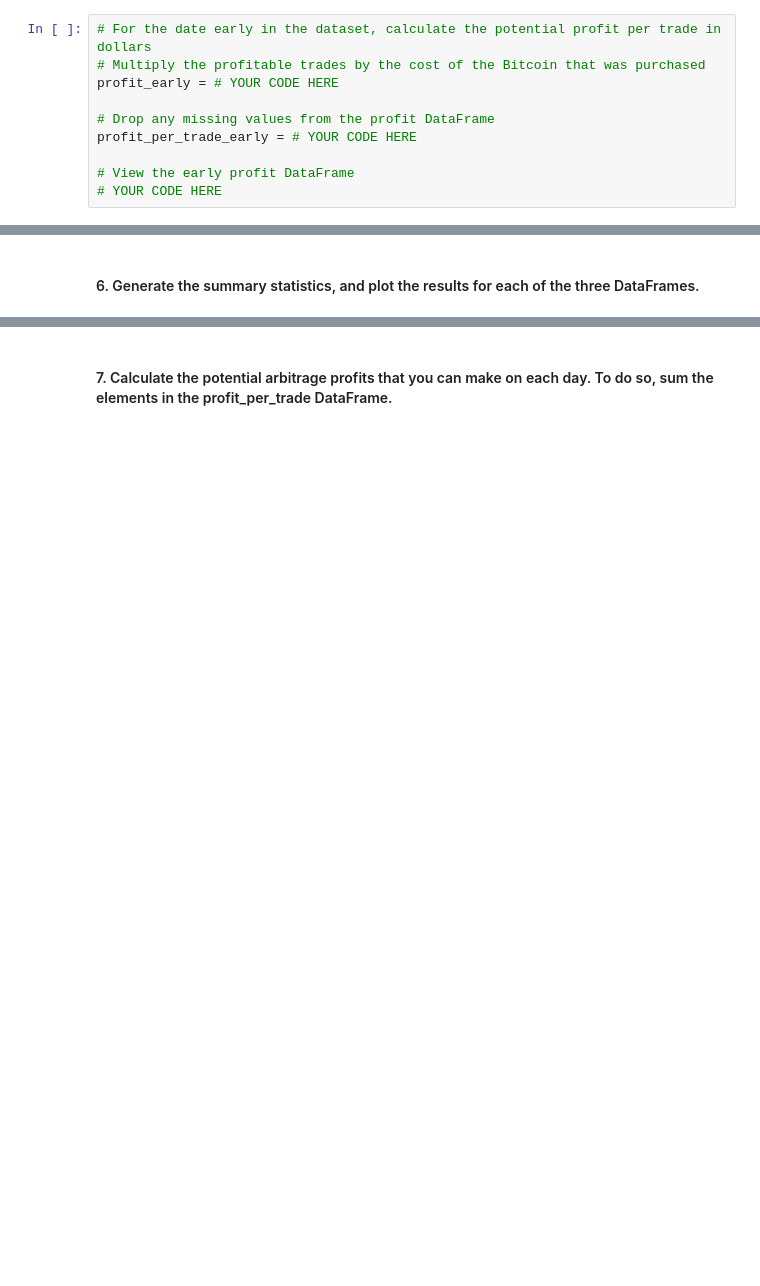
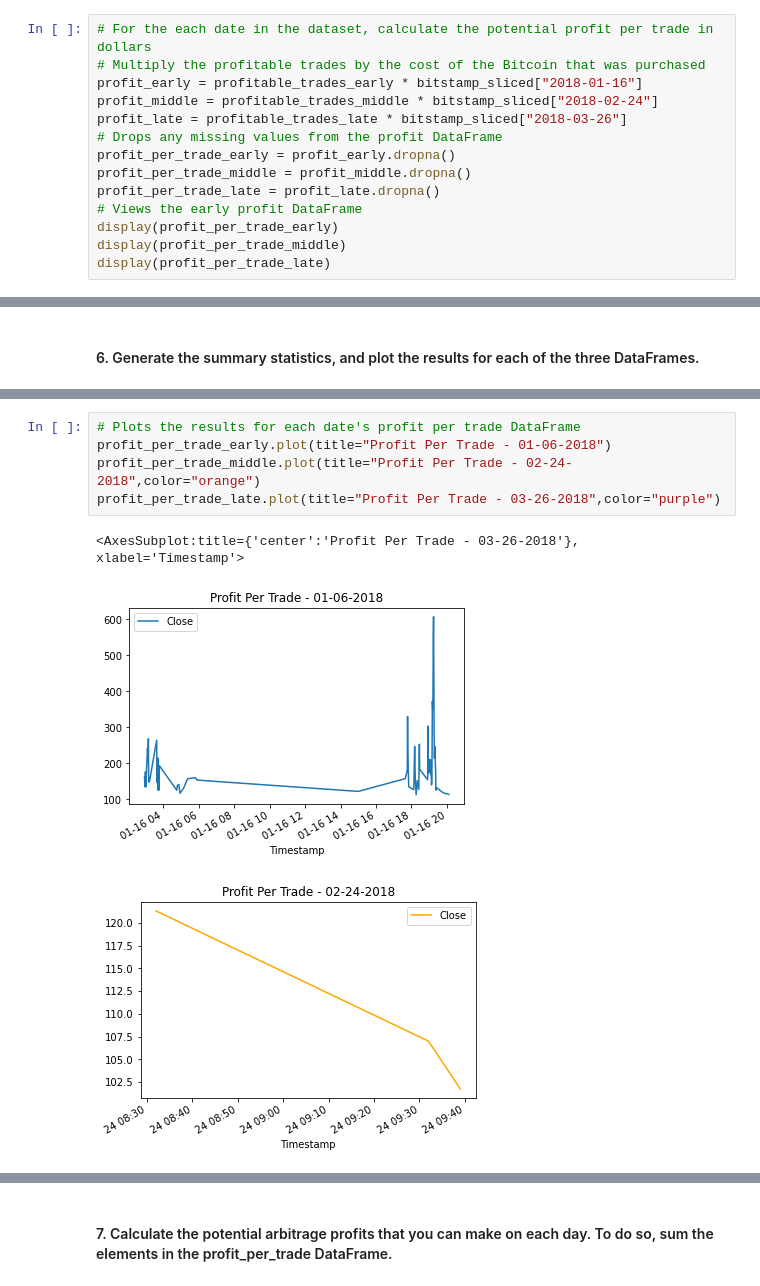
Before and after one commit to rodum012/Bitcoin_Arbitrage, a Jupyter notebook: crypto_arbitrage.ipynb, the cells around one changed output, grey strips where cells are left out. Cells and saved outputs as stored; diff of their text form; blank space fills up the shorter version.

Commit message:
Finished the data anlysis and report and added comments to better clarify code.

```diff
--- a/crypto_arbitrage.ipynb
+++ b/crypto_arbitrage.ipynb
@@ -516,13 +592,17 @@ max      NaN
 # %% [markdown]
 #### 5. For each of the three dates, calculate the potential profit, in dollars, per trade. To do so, multiply the spread returns that were greater than 1% by the cost of what was purchased. Make sure to drop any missing values from the resulting DataFrame.
 # %%
-# For the date early in the dataset, calculate the potential profit per trade in dollars
+# For the each date in the dataset, calculate the potential profit per trade in dollars
 # Multiply the profitable trades by the cost of the Bitcoin that was purchased
-profit_early = # YOUR CODE HERE
-
-# Drop any missing values from the profit DataFrame
-profit_per_trade_early = # YOUR CODE HERE
-
-# View the early profit DataFrame
-# YOUR CODE HERE
+profit_early = profitable_trades_early * bitstamp_sliced["2018-01-16"]
+profit_middle = profitable_trades_middle * bitstamp_sliced["2018-02-24"]
+profit_late = profitable_trades_late * bitstamp_sliced["2018-03-26"]
+# Drops any missing values from the profit DataFrame
+profit_per_trade_early = profit_early.dropna()
+profit_per_trade_middle = profit_middle.dropna()
+profit_per_trade_late = profit_late.dropna()
+# Views the early profit DataFrame
+display(profit_per_trade_early)
+display(profit_per_trade_middle)
+display(profit_per_trade_late)
 # %% [output]
@@ -562,0 +665,9 @@ Name: Close, dtype: float64
+# %%
+# Plots the results for each date's profit per trade DataFrame
+profit_per_trade_early.plot(title="Profit Per Trade - 01-06-2018")
+profit_per_trade_middle.plot(title="Profit Per Trade - 02-24-2018",color="orange")
+profit_per_trade_late.plot(title="Profit Per Trade - 03-26-2018",color="purple")
+# %% [output]
+<AxesSubplot:title={'center':'Profit Per Trade - 03-26-2018'}, xlabel='Timestamp'>
+[figure, added]
+[figure, added]
```
Also changed, not shown: parts of 41 cells of this notebook, 6 other files.
